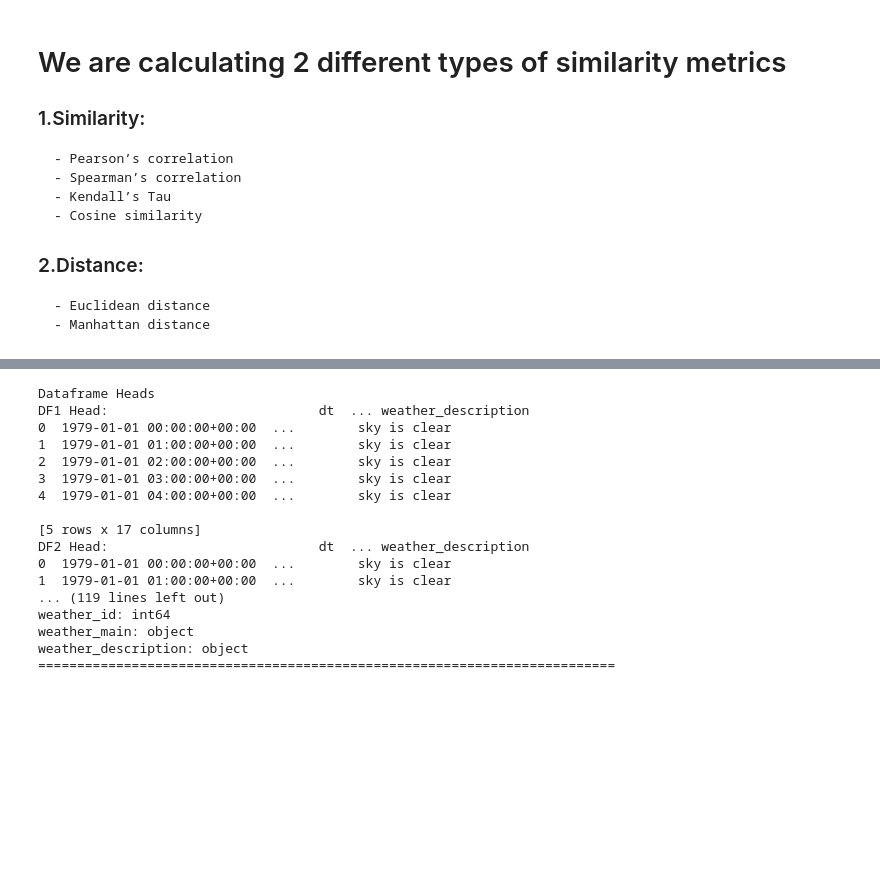
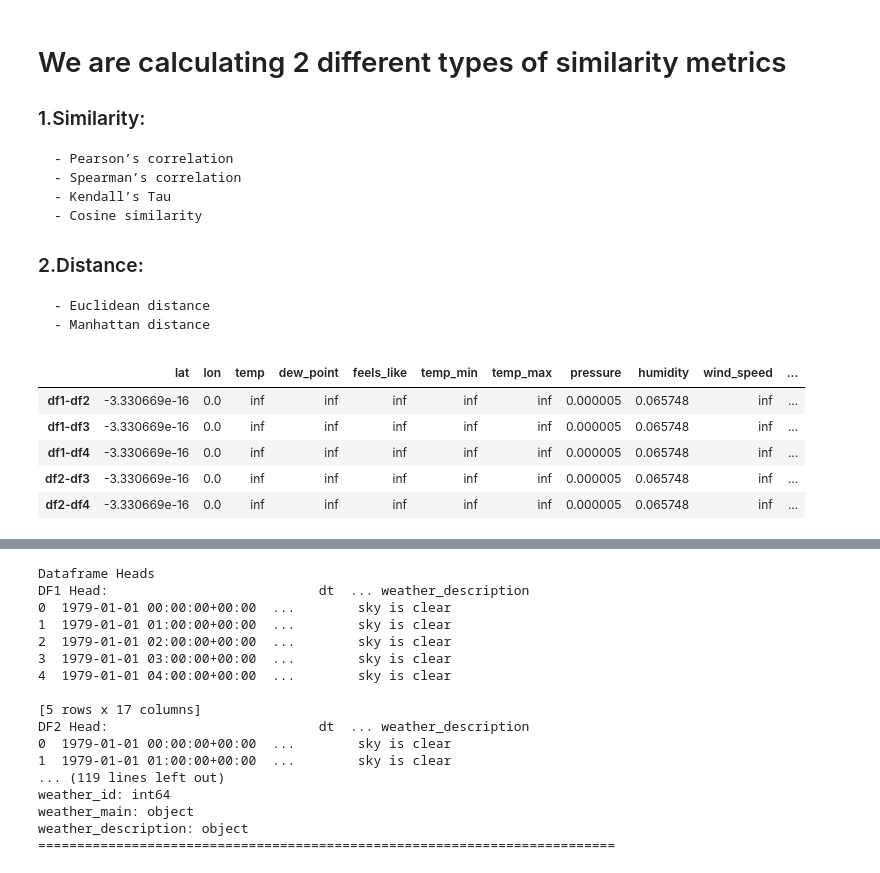
Before and after one commit to LeifHuenderML/interpolate, a Jupyter notebook: code/similarity_scoring/similarity_scoring.ipynb, the cells around one changed output, grey strips where cells are left out. Saved outputs shown, nothing was run; the diff lists cells and outputs as text; code cells hidden in the pictures; blank space fills up the shorter version.

```diff
--- a/code/similarity_scoring/similarity_scoring.ipynb
+++ b/code/similarity_scoring/similarity_scoring.ipynb
@@ -80,3 +690,18 @@ tamil_nadu_df = pd.read_csv('../../data/weather_data/cleaned_data/cleaned_tamil_
+# %%
+numeric_columns = ['lat', 'lon', 'temp', 'dew_point', 'feels_like', 'temp_min', 'temp_max', 'pressure', 'humidity', 'wind_speed', 'wind_deg', 'clouds_all', 'weather_id']
+string_columns = ['weather_main', 'weather_description']
+
+pecan_similarity_scores = Similarity(dona_ana_df, chaves_df, otero_df, sierra_df, numeric_columns, string_columns)
+kl_df = pecan_similarity_scores.calculate_kl_divergence()
+kl_df = pecan_similarity_scores.create_df_from_dict(kl_df)
+kl_df.head()
+# %% [output]
+|  | lat | lon | temp | dew_point | feels_like | temp_min | temp_max | pressure | humidity | wind_speed | ... |
+| df1-df2 | -3.330669e-16 | 0.0 | inf | inf | inf | inf | inf | 0.000005 | 0.065748 | inf | ... |
+| df1-df3 | -3.330669e-16 | 0.0 | inf | inf | inf | inf | inf | 0.000005 | 0.065748 | inf | ... |
+| df1-df4 | -3.330669e-16 | 0.0 | inf | inf | inf | inf | inf | 0.000005 | 0.065748 | inf | ... |
+| df2-df3 | -3.330669e-16 | 0.0 | inf | inf | inf | inf | inf | 0.000005 | 0.065748 | inf | ... |
+| df2-df4 | -3.330669e-16 | 0.0 | inf | inf | inf | inf | inf | 0.000005 | 0.065748 | inf | ... |
 # %%
 numeric_columns = ['lat', 'lon', 'temp', 'dew_point', 'feels_like', 'temp_min', 'temp_max', 'pressure', 'humidity', 'wind_speed', 'wind_deg', 'clouds_all', 'weather_id']
 string_columns = ['weather_main', 'weather_description']
```
Also changed, not shown: parts of 3 cells of this notebook, 6 other files.
